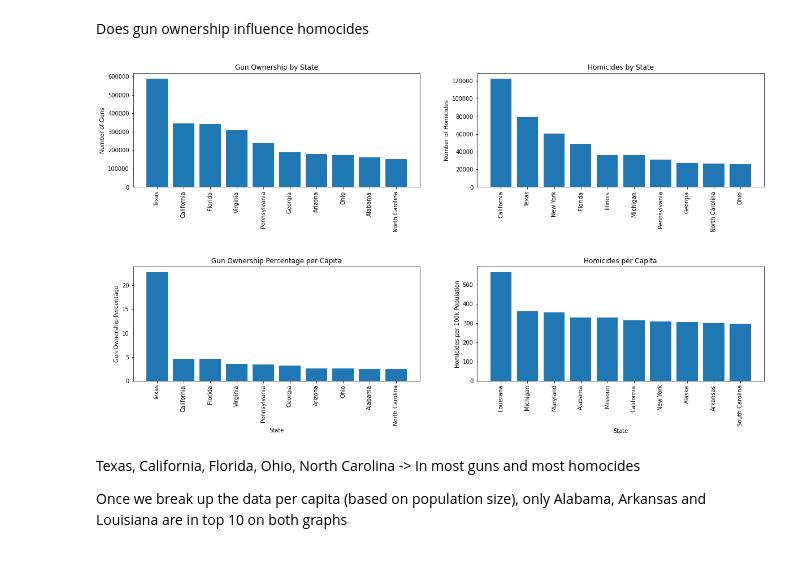
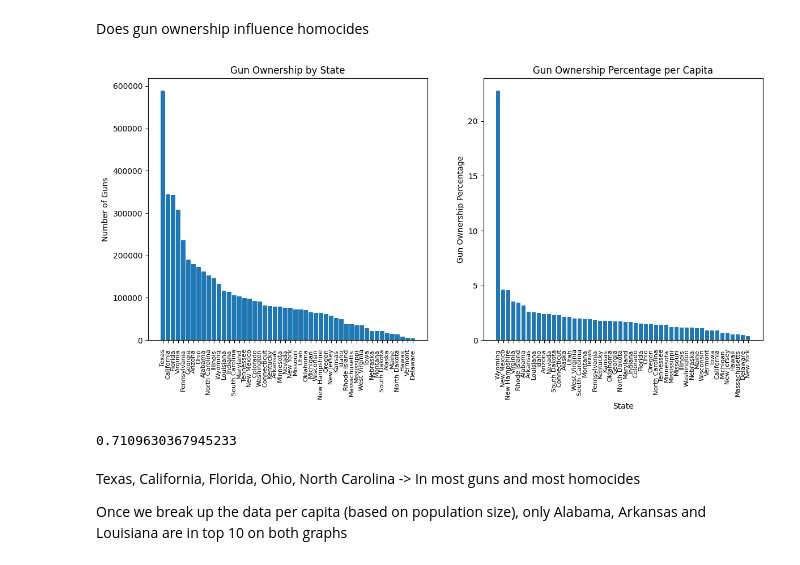
Before and after one commit to BodanT/PR23BTADBSDDDN, a Jupyter notebook: Porocilo.ipynb, the cells around one changed output. Saved outputs shown, nothing was run; the diff lists cells and outputs as text; code cells hidden in the pictures.

```diff
--- a/Porocilo.ipynb
+++ b/Porocilo.ipynb
@@ -266,53 +142,43 @@ plt.show()
 # %% [markdown]
 Does gun ownership influence homocides
 # %%
+warnings.filterwarnings("ignore", category=pd.errors.DtypeWarning)
 
-df_guns[['state', 'pop2023', 'gunsRegistered']]
-
-guns_per_state = df_guns.groupby("state")["gunsRegistered"].sum().sort_values(ascending=False).head(10)
-homicides_per_state = df_homicides.groupby("State")["ID"].count().sort_values(ascending=False).head(10)
-
-# Calculate gun ownership percentages for each state
 df_guns_sorted = df_guns.sort_values(by="pop2023", ascending=False)
 df_guns_sorted["gun_ownership"] = df_guns_sorted["gunsRegistered"] / df_guns_sorted["pop2023"] * 100
-guns_precentage = df_guns_sorted.sort_values(by="gun_ownership", ascending=False).head(10)
+guns_precentage = df_guns_sorted.sort_values(by="gun_ownership", ascending=False).head(50)
+guns_per_state = df_guns.groupby("state")["gunsRegistered"].sum().sort_values(ascending=False)
 
-# Calculate homocides per capita for each state
-homocides_per_capita = (df_homicides.groupby("State")["ID"].count() / df_guns.set_index("state")["pop2023"]) * 100000
-homocides_per_capita = homocides_per_capita.sort_values(ascending=False).head(10)
+fig, axs = plt.subplots(1, 2, figsize=(14, 6))
+axs[0].bar(guns_per_state.index, guns_per_state)
+axs[0].set_xticks(guns_per_state.index)
+axs[0].set_xticklabels(guns_per_state.index, rotation=90)
+axs[0].set_ylabel("Number of Guns")
+axs[0].set_title("Gun Ownership by State")
+axs[0].tick_params(axis='x', labelsize=8, pad=8)
 
-fig, axs = plt.subplots(2, 2, figsize=(20, 10))
-
-# Top left: guns per state
-axs[0, 0].bar(guns_per_state.index, guns_per_state)
-axs[0, 0].set_xticklabels(guns_per_state.index, rotation=90)
-axs[0, 0].set_ylabel("Number of Guns")
-axs[0, 0].set_title("Gun Ownership by State")
-
-# Top right: homicides per state
-axs[0, 1].bar(homicides_per_state.index, homicides_per_state)
-axs[0, 1].set_xticklabels(homicides_per_state.index, rotation=90)
-axs[0, 1].set_ylabel("Number of Homicides")
-axs[0, 1].set_title("Homicides by State")
-
-# Bottom left: gun ownership percentage per capita
-axs[1, 0].bar(guns_precentage["state"], guns_precentage['gun_ownership'])
-axs[1, 0].set_xticklabels(df_guns["state"], rotation=90)
-axs[1, 0].set_xlabel("State")
-axs[1, 0].set_ylabel("Gun Ownership Percentage")
-axs[1, 0].set_title("Gun Ownership Percentage per Capita")
-
-# Bottom right: homicides per capita
-axs[1, 1].bar(homocides_per_capita.index, homocides_per_capita)
-axs[1, 1].set_xticklabels(homocides_per_capita.index, rotation=90)
-axs[1, 1].set_xlabel("State")
-axs[1, 1].set_ylabel("Homicides per 100k Population")
-axs[1, 1].set_title("Homicides per Capita")
-
-plt.subplots_adjust(hspace=0.7)
+axs[1].bar(guns_precentage["state"], guns_precentage['gun_ownership'])
+axs[1].set_xticks(df_guns["state"])
+axs[1].set_xticklabels(df_guns["state"], rotation=90)
+axs[1].set_xlabel("State")
+axs[1].set_ylabel("Gun Ownership Percentage")
+axs[1].set_title("Gun Ownership Percentage per Capita")
+axs[1].tick_params(axis='x', labelsize=8, pad=8)
 plt.show()
 # %% [output]
-[figure, old version]
+[figure, new version]
+# %%
+homocides_per_capita = (df_homicides.groupby("State")["ID"].count() / df_guns.set_index("state")["pop2023"]) * 100000
+homocides_per_capita = homocides_per_capita.sort_values(ascending=False).head(50)
+common_states = set(guns_precentage["state"]).intersection(set(homocides_per_capita.index))
+gun_ownership_per_capita = guns_precentage[guns_precentage["state"].isin(common_states)]['gun_ownership']
+homicides_per_capita = homocides_per_capita[homocides_per_capita.index.isin(common_states)]
+gun_ownership_per_capita = np.array(gun_ownership_per_capita)
+homicides_per_capita = np.array(homicides_per_capita)
+correlation_coefficient = np.corrcoef(gun_ownership_per_capita, homicides_per_capita)[0, 1]
+print(correlation_coefficient)
+# %% [output]
+0.7109630367945233
 # %% [markdown]
 Texas, California, Florida, Ohio, North Carolina -> In most guns and most homocides
 
```
Also changed, not shown: parts of 17 cells of this notebook, 1 other file.
